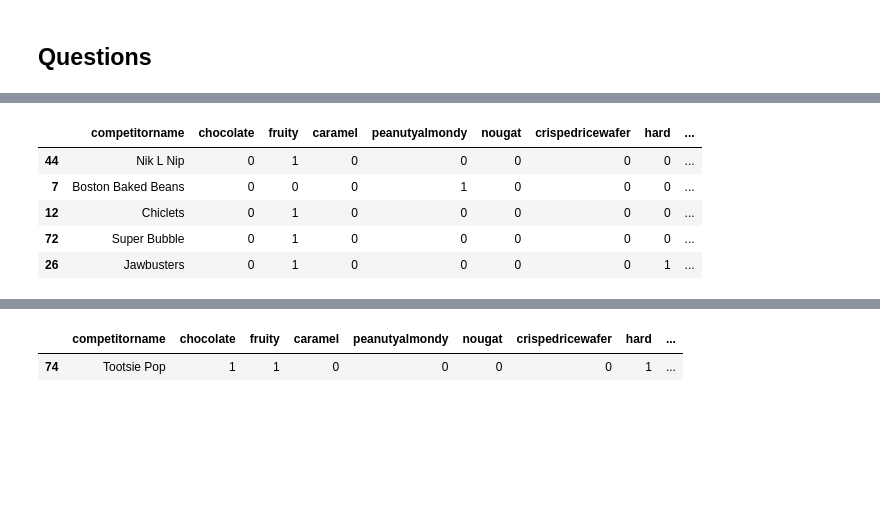
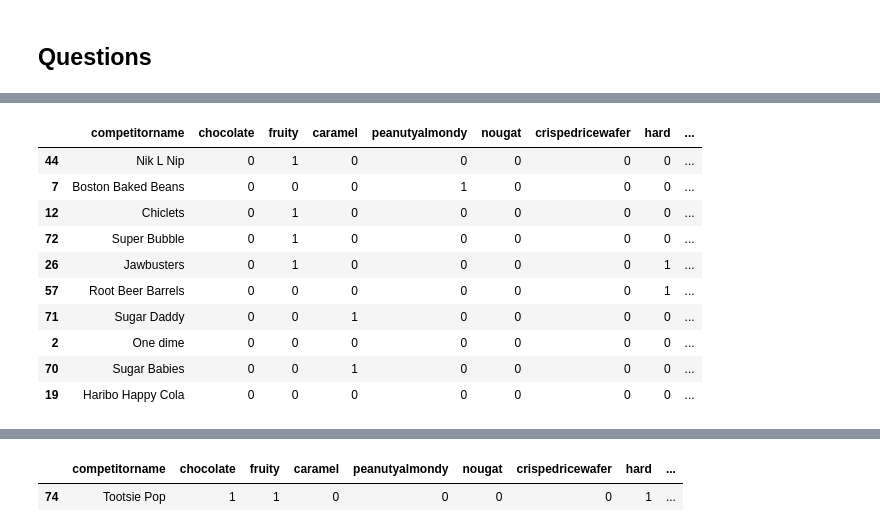
Before and after one commit to lhotaane/Case_study_Lidl, a Jupyter notebook: candy.ipynb, the cells around one changed output, grey strips where cells are left out. Cells and saved outputs as stored; diff of their text form; code cells hidden in the pictures; blank space fills up the shorter version.

```diff
--- a/candy.ipynb
+++ b/candy.ipynb
@@ -203,10 +239,15 @@ df.sort_values(by='winpercent', ascending=False).head(5)
 # %%
-#how do the worst 5 look?
-df.sort_values(by='winpercent', ascending=True).head(5)
+s2 = df.sort_values(by='winpercent', ascending=True).head(10)
+s2
 # %% [output]
 |  | competitorname | chocolate | fruity | caramel | peanutyalmondy | nougat | crispedricewafer | hard | ... |
 | 44 | Nik L Nip | 0 | 1 | 0 | 0 | 0 | 0 | 0 | ... |
 | 7 | Boston Baked Beans | 0 | 0 | 0 | 1 | 0 | 0 | 0 | ... |
 | 12 | Chiclets | 0 | 1 | 0 | 0 | 0 | 0 | 0 | ... |
 | 72 | Super Bubble | 0 | 1 | 0 | 0 | 0 | 0 | 0 | ... |
 | 26 | Jawbusters | 0 | 1 | 0 | 0 | 0 | 0 | 1 | ... |
+| 57 | Root Beer Barrels | 0 | 0 | 0 | 0 | 0 | 0 | 1 | ... |
+| 71 | Sugar Daddy | 0 | 0 | 1 | 0 | 0 | 0 | 0 | ... |
+| 2 | One dime | 0 | 0 | 0 | 0 | 0 | 0 | 0 | ... |
+| 70 | Sugar Babies | 0 | 0 | 1 | 0 | 0 | 0 | 0 | ... |
+| 19 | Haribo Happy Cola | 0 | 0 | 0 | 0 | 0 | 0 | 0 | ... |
```
Also changed, not shown: parts of 15 cells of this notebook, 1 other file.
